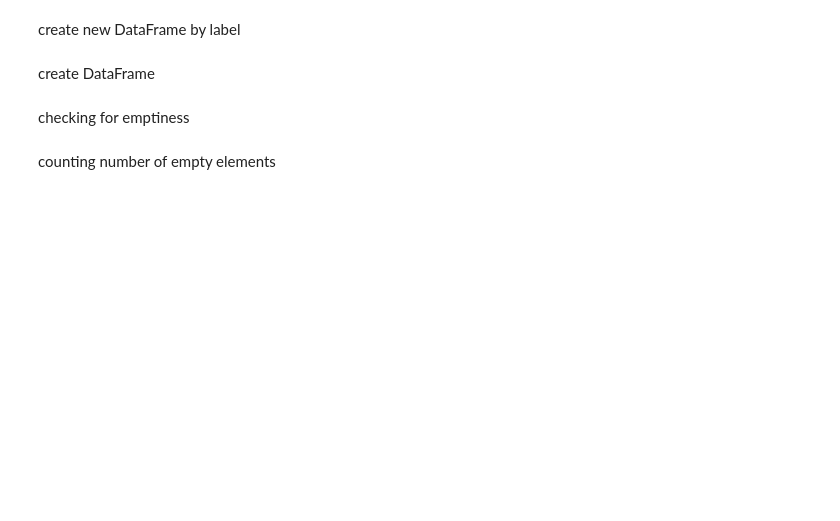
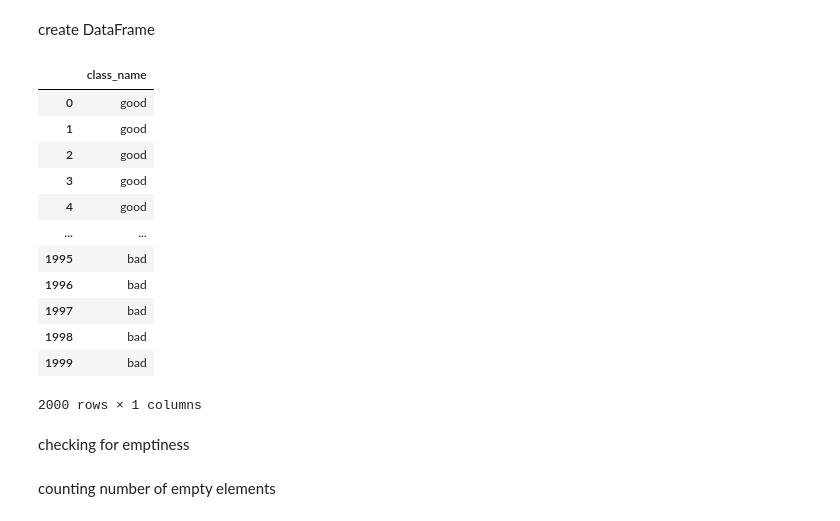
Before and after one commit to d7anSeR/lab4_python, a Jupyter notebook: main_lb4.ipynb, the cells around one changed output. Cells and saved outputs as stored; diff of their text form; code cells hidden in the pictures; blank space fills up the shorter version.

```diff
--- a/main_lb4.ipynb
+++ b/main_lb4.ipynb
@@ -29,2 +58,0 @@ def create_new_df(df: pd.DataFrame, limit: int):
-# %% [markdown]
-create new DataFrame by label
@@ -42,10 +82,25 @@ create DataFrame
 # %%
 name_class_good = "good"
 name_class_bad = "bad"
 create_csv1(name_class_bad, name_class_good, "annotation")
-df = pd.read_csv("annotation", encoding = 'utf-16', delimiter=';',names=['absolut_path', 'otnos_path', 'class_name'])
+df = pd.read_csv("annotation", encoding='utf-16', delimiter=';',
+                 names=['absolut_path', 'otnos_path', 'class_name'])
 df = df.drop(['absolut_path', 'otnos_path'], axis=1)
 df
+# %% [output]
+|  | class_name |
+| 0 | good |
+| 1 | good |
+| 2 | good |
+| 3 | good |
+| 4 | good |
+| ... | ... |
+| 1995 | bad |
+| 1996 | bad |
+| 1997 | bad |
+| 1998 | bad |
+| 1999 | bad |
+2000 rows × 1 columns
 # %% [markdown]
 checking for emptiness
 # %%
```
Also changed, not shown: parts of 11 cells of this notebook.
